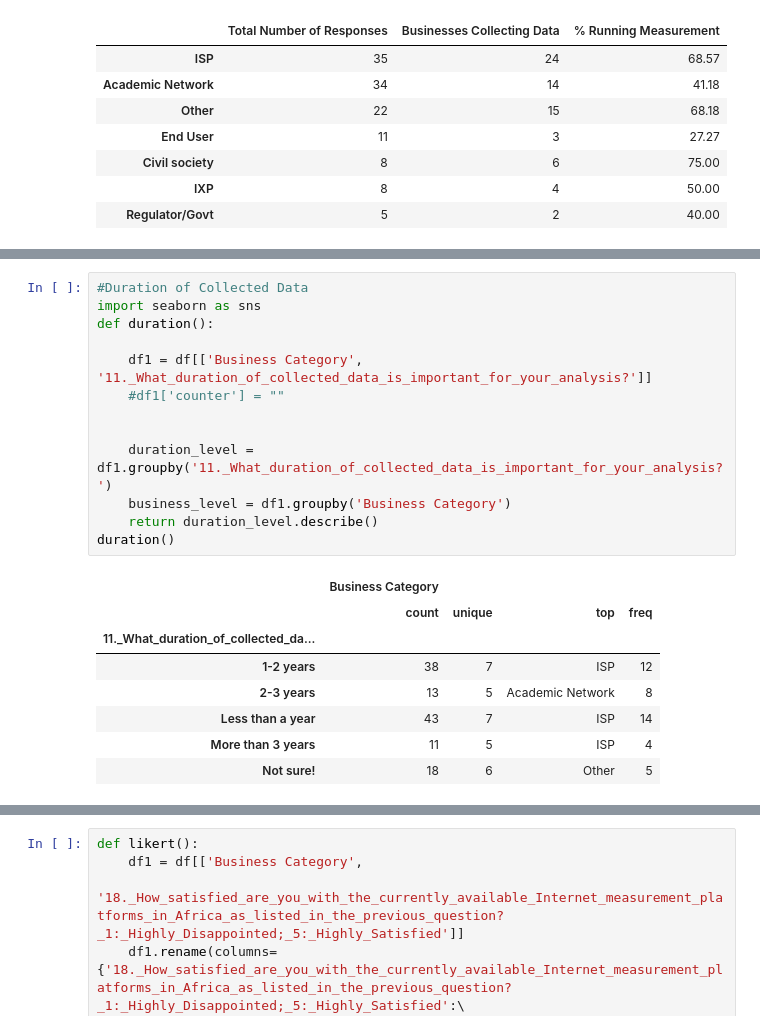
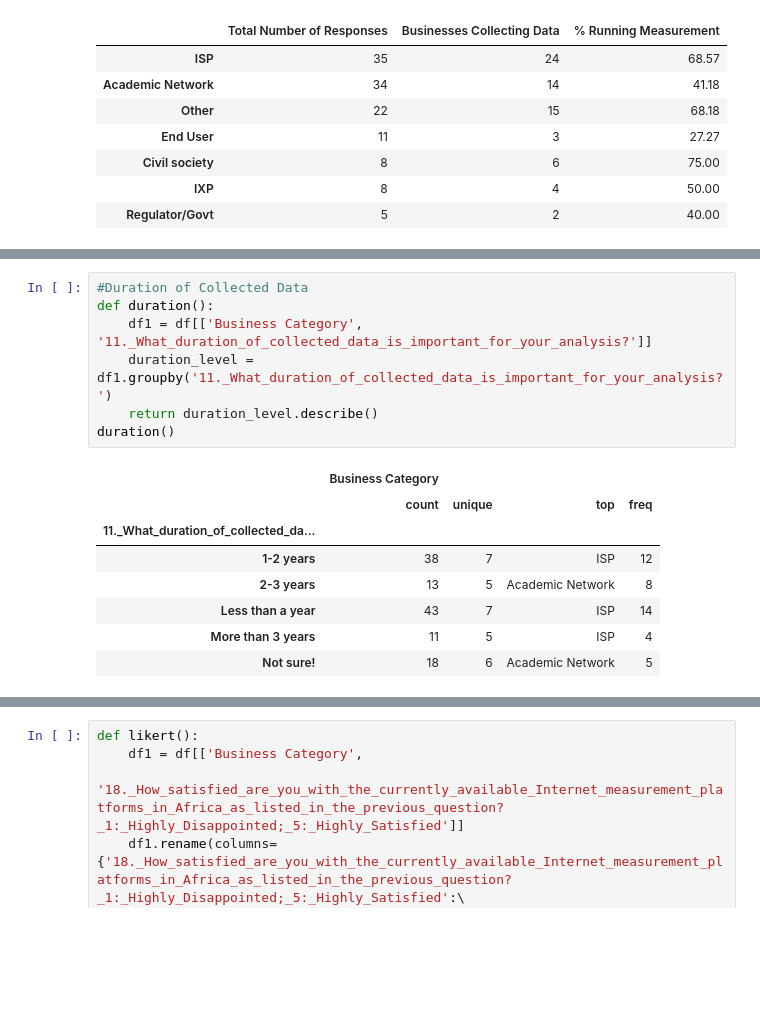
Before and after one commit to AFRINIC-Labs/Africa_Internet_Measurement_Survey, a Jupyter notebook: survey_analysis.ipynb, the cells around one changed output, grey strips where cells are left out. Cells and saved outputs as stored; diff of their text form; blank space fills up the shorter version.

```diff
--- a/survey_analysis.ipynb
+++ b/survey_analysis.ipynb
@@ -363,25 +486,19 @@ Respondent with no idea about privacy laws: 52.85%
 # %%
 #Duration of Collected Data
-import seaborn as sns
 def duration():
-
     df1 = df[['Business Category', '11._What_duration_of_collected_data_is_important_for_your_analysis?']]
-    #df1['counter'] = ""
-
-
     duration_level = df1.groupby('11._What_duration_of_collected_data_is_important_for_your_analysis?')
-    business_level = df1.groupby('Business Category')
     return duration_level.describe()
 duration()
 # %% [output]
 |  | Business Category |  |  |  |
 |  | count | unique | top | freq |
 | 11._What_duration_of_collected_da... |  |  |  |  |
 | 1-2 years | 38 | 7 | ISP | 12 |
 | 2-3 years | 13 | 5 | Academic Network | 8 |
 | Less than a year | 43 | 7 | ISP | 14 |
 | More than 3 years | 11 | 5 | ISP | 4 |
-| Not sure! | 18 | 6 | Other | 5 |
+| Not sure! | 18 | 6 | Academic Network | 5 |
 # %%
 #Tools for data analysis
 def tools():
```
Also changed, not shown: parts of 13 cells of this notebook, 1 other file.
